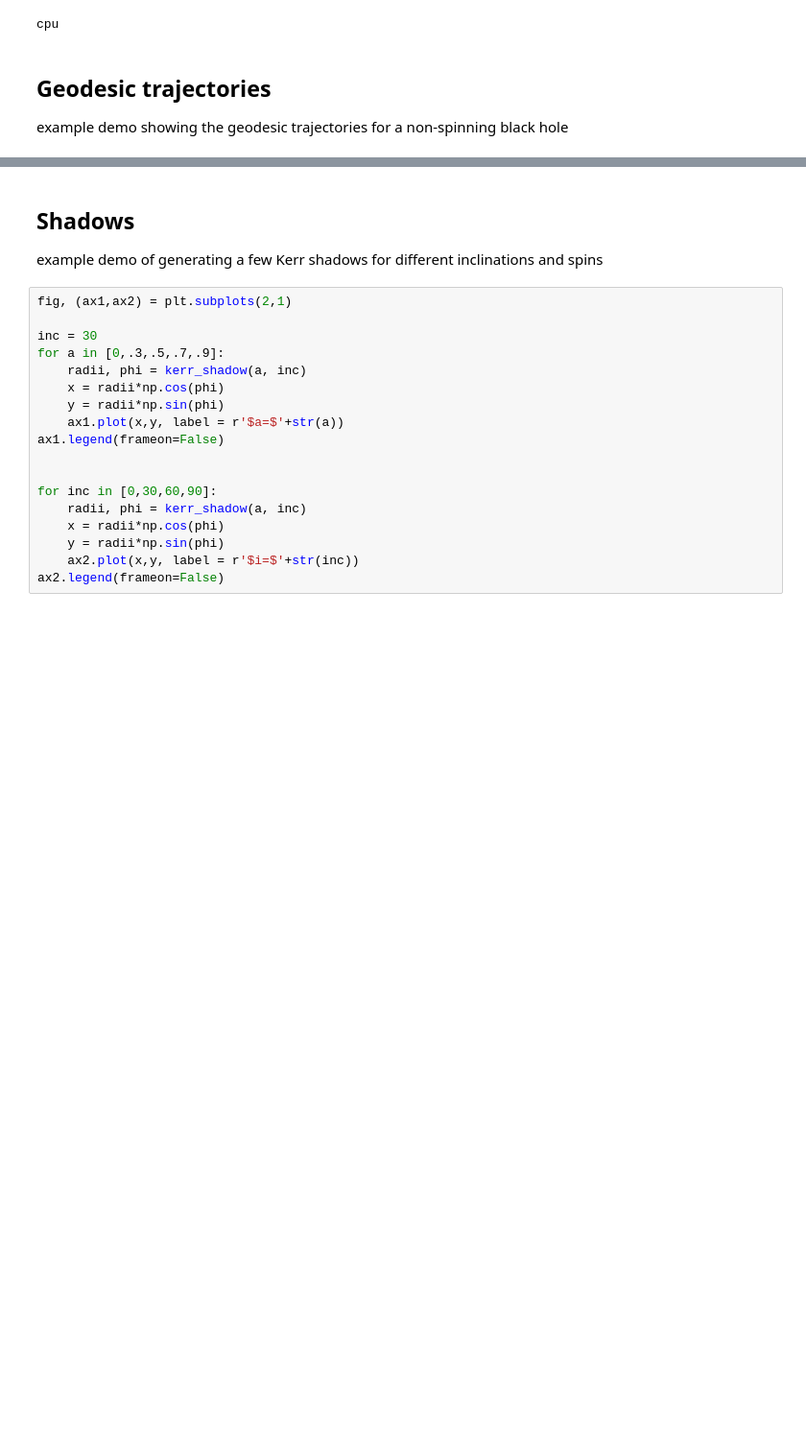
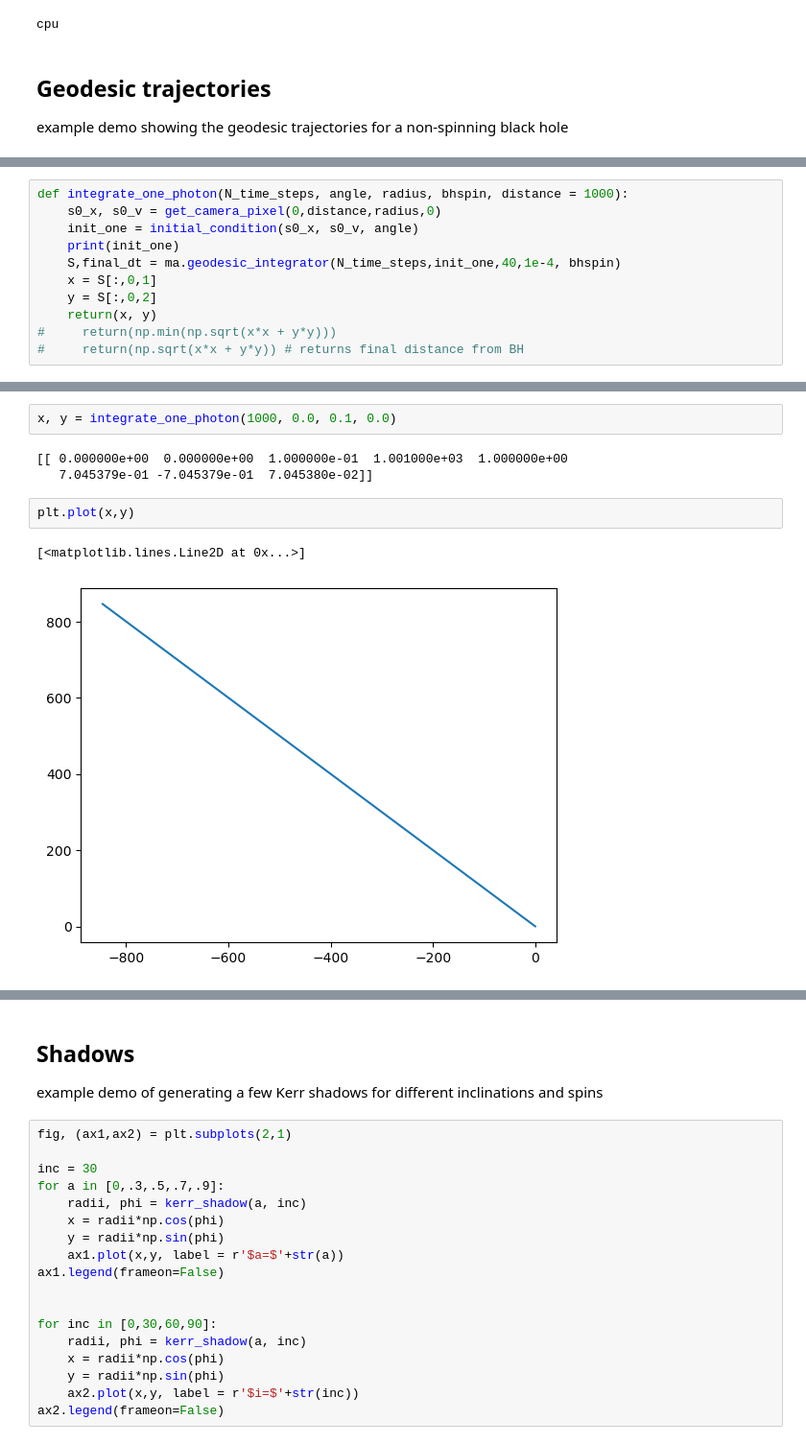
Before and after one commit to liamedeiros/Mahakala, a Jupyter notebook: demos/Mahakala_testing.ipynb, the cells around one changed output, grey strips where cells are left out. Shown at 96% size. Cells and saved outputs as stored; diff of their text form; blank space fills up the shorter version.

```diff
--- a/demos/Mahakala_testing.ipynb
+++ b/demos/Mahakala_testing.ipynb
@@ -21,0 +171,11 @@ geodesic_slices_Schwarschild()
+# %%
+def integrate_one_photon(N_time_steps, angle, radius, bhspin, distance = 1000):
+    s0_x, s0_v = get_camera_pixel(0,distance,radius,0)
+    init_one = initial_condition(s0_x, s0_v, angle)
+    print(init_one)
+    S,final_dt = ma.geodesic_integrator(N_time_steps,init_one,40,1e-4, bhspin)
+    x = S[:,0,1]
+    y = S[:,0,2]
+    return(x, y)
+#     return(np.min(np.sqrt(x*x + y*y)))
+#     return(np.sqrt(x*x + y*y)) # returns final distance from BH
@@ -21,0 +197,10 @@ geodesic_slices_Schwarschild()
+# %%
+x, y = integrate_one_photon(1000, 0.0, 0.1, 0.0)
+# %% [output]
+[[ 0.000000e+00  0.000000e+00  1.000000e-01  1.001000e+03  1.000000e+00
+   7.045379e-01 -7.045379e-01  7.045380e-02]]
+# %%
+plt.plot(x,y)
+# %% [output]
+[<matplotlib.lines.Line2D at 0x...>]
+[figure, added]
```
Also changed, not shown: parts of 11 cells of this notebook, 1 other file.
